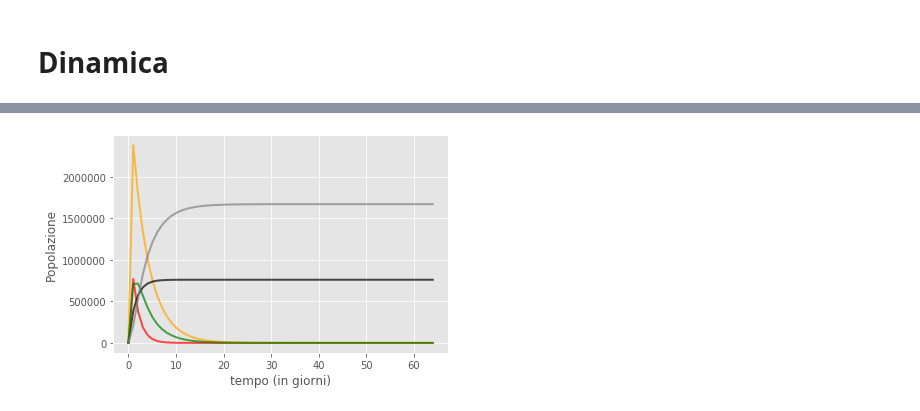
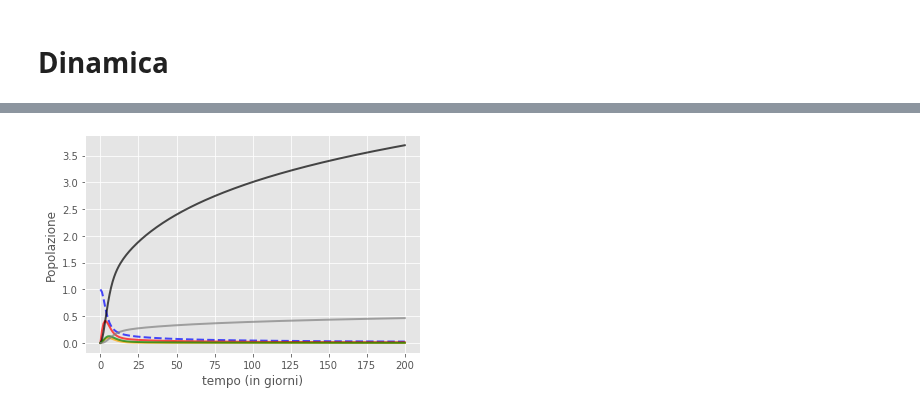
Before and after one commit to LorenzoMauri/ODE-and-GA-algorithms-covid19-applications, a Jupyter notebook: Editing.ipynb, the cells around one changed output, grey strips where cells are left out. Saved outputs shown, nothing was run; the diff lists cells and outputs as text; code cells hidden in the pictures.

```diff
--- a/Editing.ipynb
+++ b/Editing.ipynb
@@ -48,10 +48,10 @@ def perturbazione(ls):
             ls[i]=random.uniform(0,ls[i]-sup)
     return(ls)
 
-def diffusione(parameters,Sani = 6036000, Infetti=221,Guariti=1, Morti= 7,Immuni = 8,Asintomatici=10,orizzonte_temporale_in_gg=data.shape[0]):
-        y0 =  [Sani,Infetti,Asintomatici,Morti,Guariti,Immuni]
-        t = np.linspace(0,orizzonte_temporale_in_gg,orizzonte_temporale_in_gg)
-        ret = odeint(deriv, y0, t,args=parameters)
+def diffusione(parameters,Sani =1-1e-6, Infetti=1e-6,Guariti=0, Morti= 0,Immuni = 0,Asintomatici=0,orizzonte_temporale_in_gg=data.shape[0]):
+        y0 =  (Sani,Infetti,Asintomatici,Morti,Guariti,Immuni)
+        t = np.arange(0,orizzonte_temporale_in_gg+1)
+        ret = odeint(deriv, y0, t,args=tuple(parameters))
         return(ret)
 
 def fitness(previsti):
@@ -134,13 +119,17 @@ parametri_ottimi
+# %%
+
+parametri_ottimi = ils(iterazioni=20)
+parametri_ottimi=[0.2841767644552877, 0.10239098966633194, 0.4092331630339743, 0.27271073435039006, 0.34618334431404524, 0.4691470097791906, 0.15084401130189823, 0.44502706348620036, 0.1954547882561599]
 # %%
-ret=diffusione(tuple(parametri_ottimi))
-#plt.plot(t, ret[:,0], 'b--', alpha=0.7 ,lw=2, label='Sani')
-plt.plot(t, ret[:,1], 'r', alpha=0.7 ,lw=2, label='Infetti')
-plt.plot(t, ret[:,2], 'orange', alpha=0.7 ,lw=2, label='Asintomatici')
-plt.plot(t, ret[:,3], 'k', alpha=0.7 ,lw=2, label='Morti')
-plt.plot(t, ret[:,4], 'g', alpha=0.7 ,lw=2, label='Guariti')
-plt.plot(t, ret[:,5], 'grey', alpha=0.7 ,lw=2, label='Immuni')
+ret=diffusione(parametri_ottimi,orizzonte_temporale_in_gg=200)
+plt.plot(ret[:,0], 'b--', alpha=0.7 ,lw=2, label='Sani')
+plt.plot(ret[:,1], 'r', alpha=0.7 ,lw=2, label='Infetti')
+plt.plot(ret[:,2], 'orange', alpha=0.7 ,lw=2, label='Asintomatici')
+plt.plot(ret[:,3], 'k', alpha=0.7 ,lw=2, label='Morti')
+plt.plot(ret[:,4], 'g', alpha=0.7 ,lw=2, label='Guariti')
+plt.plot(ret[:,5], 'grey', alpha=0.7 ,lw=2, label='Immuni')
 plt.xlabel('tempo (in giorni)')
 plt.ylabel('Popolazione')
 plt.show()
 # %% [output]
-[figure, old version]
+[figure, new version]
```
Also changed, not shown: parts of 5 cells of this notebook.
